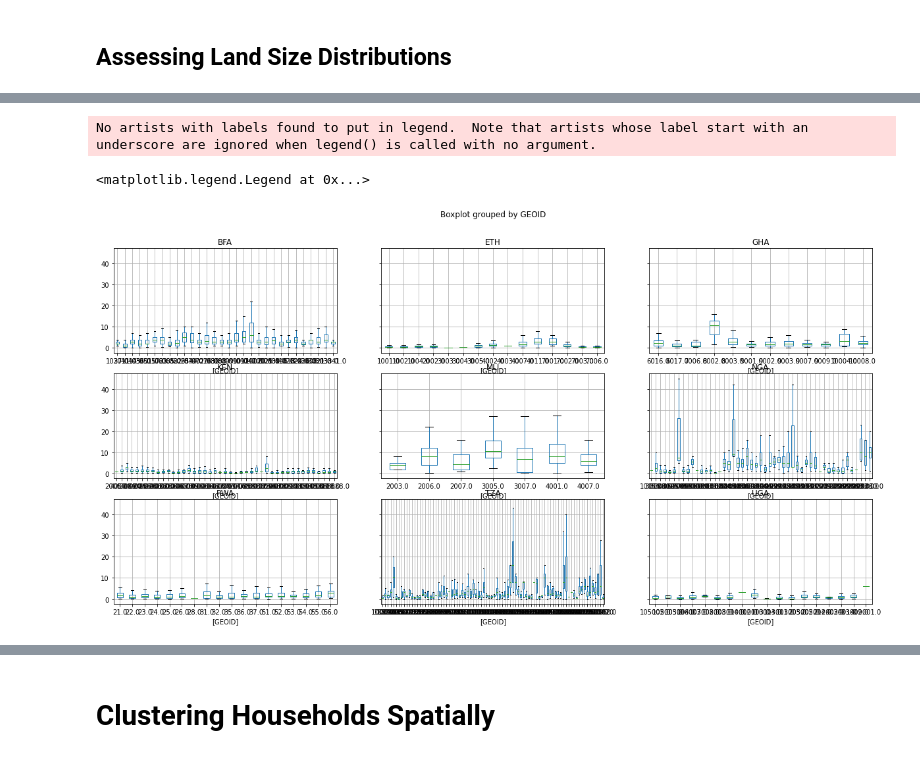
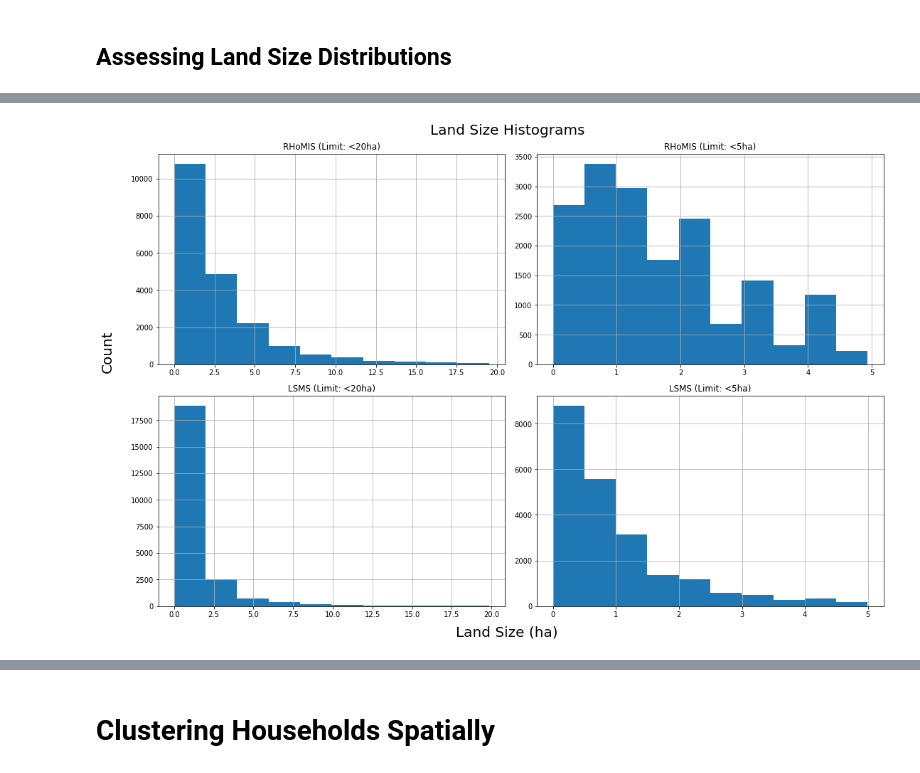
Before and after one commit to l-gorman/farm-size-analysis, a Jupyter notebook: explore.ipynb, the cells around one changed output, grey strips where cells are left out. Drawn from its saved outputs; the diff is of its cells as text; code cells hidden in the pictures.

```diff
--- a/explore.ipynb
+++ b/explore.ipynb
@@ -108,8 +88,2 @@ for country in countries:
 # %% [markdown]
 ## Assessing Land Size Distributions
-# %%
-geo_indicator['less_than_two'] = geo_indicator["LandCultivated"]<2
-geo_indicator['two_to_ten'] = (geo_indicator["LandCultivated"]>=2) & (geo_indicator["LandCultivated"]<10)
-geo_indicator['ten_to_fifty'] = (geo_indicator["LandCultivated"]>=10) & (geo_indicator["LandCultivated"]<50)
-geo_indicator['fifty_plus'] = (geo_indicator["LandCultivated"]>=50)
-geo_indicator['all'] = (geo_indicator["LandCultivated"]>=0)
@@ -133,13 +90,24 @@ for country in countries:
-# %%
-fig, ax = plt.subplots(figsize=(20,10))
-
-geo_indicator.loc[geo_indicator["LandCultivated"]<100,["iso_3","LandCultivated","GEOID"]].groupby("iso_3").boxplot(by="GEOID", ax=ax, showfliers=False)
-ax.set_xticklabels([])
-ax.set_xlabel('')
-ax.set_title('')
-ax.set_xticks([])
-ax.legend()
-# %% [output]
-No artists with labels found to put in legend.  Note that artists whose label start with an underscore are ignored when legend() is called with no argument.
-<matplotlib.legend.Legend at 0x...>
-[figure, removed]
+# %%
+fig, ax = plt.subplots(2,2, figsize=(15,10))
+
+fig.suptitle("Land Size Histograms", fontsize=20)
+
+
+fig.text(0.5,-0.02, "Land Size (ha)", ha="center", fontsize=20)
+fig.text(-0.02,0.5, "Count", ha="center", rotation="vertical", fontsize=20)
+
+ax[0][0].title.set_text("RHoMIS (Limit: <20ha)")
+ax[0][1].title.set_text("RHoMIS (Limit: <5ha)")
+
+ax[1][0].title.set_text("LSMS (Limit: <20ha)")
+ax[1][1].title.set_text("LSMS (Limit: <5ha)")
+
+geo_indicator.loc[geo_indicator["LandCultivated"]<20,"LandCultivated"].hist(ax=ax[0][0])
+geo_indicator.loc[geo_indicator["LandCultivated"]<5,"LandCultivated"].hist(ax=ax[0][1])
+
+lsms_data.loc[lsms_data["Farm size [ha]"]<20,"Farm size [ha]"].hist(ax=ax[1][0])
+lsms_data.loc[lsms_data["Farm size [ha]"]<5,"Farm size [ha]"].hist(ax=ax[1][1])
+fig.tight_layout()
+fig.savefig("./outputs/exploratory/land_size/land_size_dist.png")
+# %% [output]
+[figure, added]
```
Also changed, not shown: parts of 22 cells of this notebook, 16 other files.
